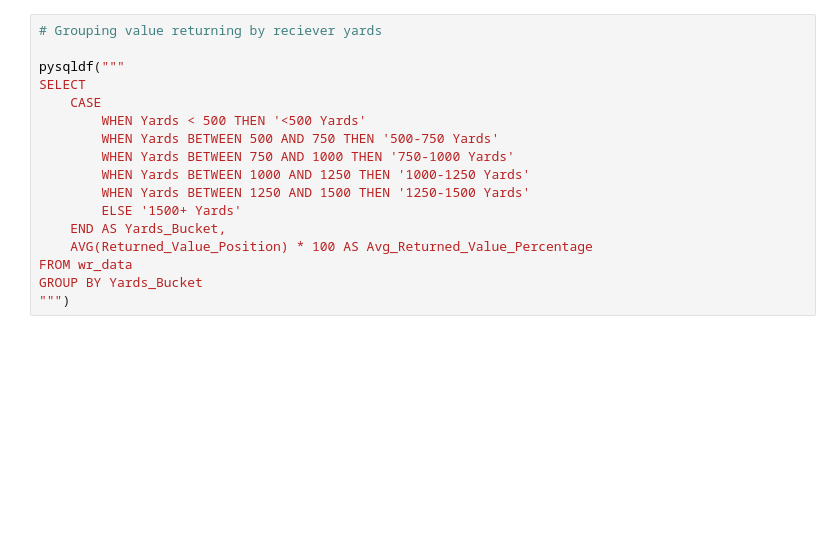
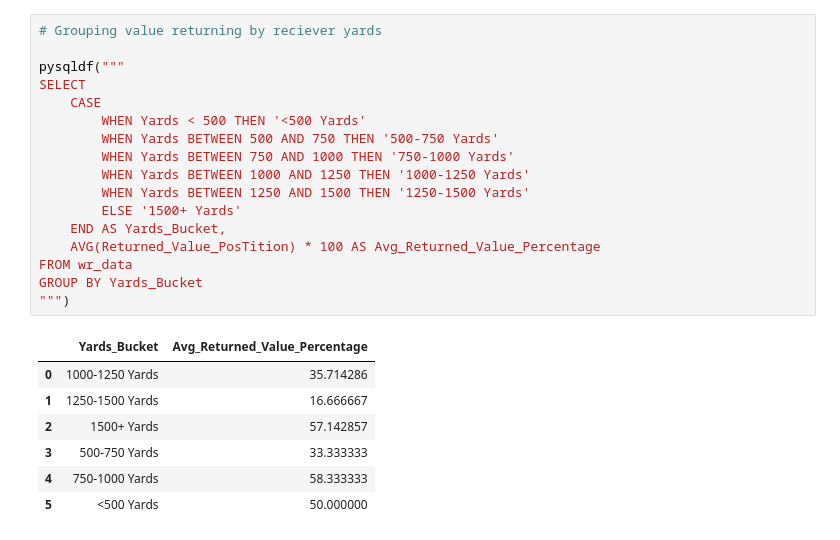
Before and after one commit to azimmer99/cse314a-project-material, a Jupyter notebook: Project_Work.ipynb, the cells around one changed output. Drawn from its saved outputs; the diff is of its cells as text; blank space fills up the shorter version.

```diff
--- a/Project_Work.ipynb
+++ b/Project_Work.ipynb
@@ -107,20 +179,28 @@ GROUP BY Carries_Bucket
 # %%
 # Grouping value returning by reciever yards
 
 pysqldf("""
 SELECT
     CASE
         WHEN Yards < 500 THEN '<500 Yards'
         WHEN Yards BETWEEN 500 AND 750 THEN '500-750 Yards'
         WHEN Yards BETWEEN 750 AND 1000 THEN '750-1000 Yards'
         WHEN Yards BETWEEN 1000 AND 1250 THEN '1000-1250 Yards'
         WHEN Yards BETWEEN 1250 AND 1500 THEN '1250-1500 Yards'
         ELSE '1500+ Yards'
     END AS Yards_Bucket,
-    AVG(Returned_Value_Position) * 100 AS Avg_Returned_Value_Percentage
+    AVG(Returned_Value_PosTition) * 100 AS Avg_Returned_Value_Percentage
 FROM wr_data
 GROUP BY Yards_Bucket
 """)
+# %% [output]
+|  | Yards_Bucket | Avg_Returned_Value_Percentage |
+| 0 | 1000-1250 Yards | 35.714286 |
+| 1 | 1250-1500 Yards | 16.666667 |
+| 2 | 1500+ Yards | 57.142857 |
+| 3 | 500-750 Yards | 33.333333 |
+| 4 | 750-1000 Yards | 58.333333 |
+| 5 | <500 Yards | 50.000000 |
 # %%
 pysqldf("""
 SELECT
```
Also changed, not shown: parts of 19 cells of this notebook.
